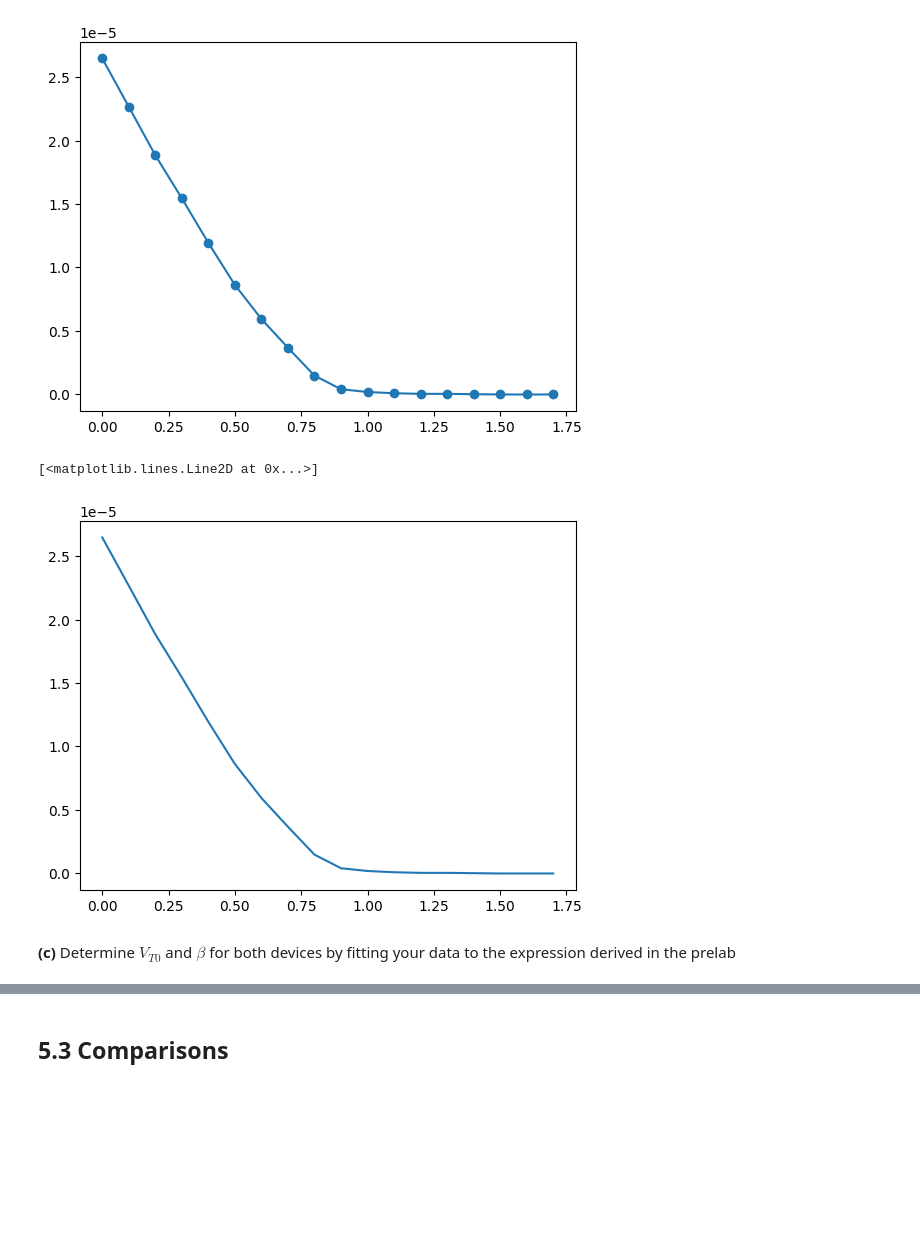
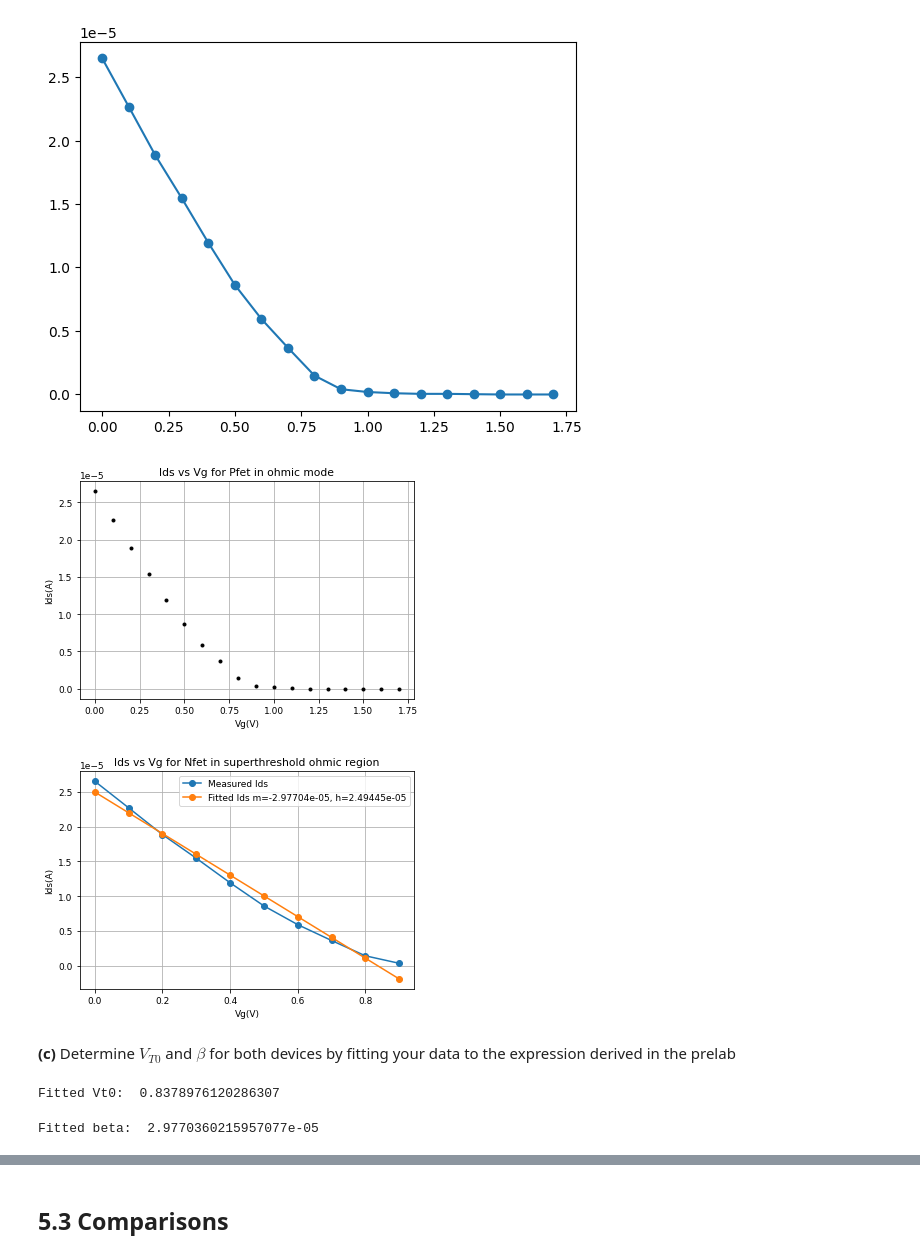
Before and after one commit to daggermaster3000/NE1, a Jupyter notebook: TP3/2022_Lab3_AboveThr_GroupNumber_FirstName_LastName.ipynb, the cells around one changed output, grey strips where cells are left out. Drawn from its saved outputs; the diff is of its cells as text; code cells hidden in the pictures; blank space fills up the shorter version.

```diff
--- a/TP3/2022_Lab3_AboveThr_GroupNumber_FirstName_LastName.ipynb
+++ b/TP3/2022_Lab3_AboveThr_GroupNumber_FirstName_LastName.ipynb
@@ -643,10 +695,14 @@ data = [Vg,IDS]
 np.savetxt("data_pfet_52.csv",data,delimiter = ",")
 # %%
 # Load data you saved and plot, to check if the data is saved correctly or not
-Vg_save , IDS_save = np.loadtxt("data_pfet_52.csv",delimiter = ",")
+Vg_save , Isn_save = np.loadtxt("data_pfet_52.csv",delimiter = ",")
+
+plt.rcParams.update({'font.size': 9})
+plt.plot(Vgn_save, Isn_save, '.k')
+plt.xlabel('Vg(V)')
+plt.ylabel('Ids(A)')
+plt.title("Ids vs Vg for Pfet in ohmic mode")
+plt.grid()
+plt.show()
+# %% [output]
+[figure, added]
-# %%
-# extract the valid range
-plt.plot(Vg_save,IDS_save)
-# %% [output]
-[<matplotlib.lines.Line2D at 0x...>]
-[figure, removed]
@@ -655,2 +716,21 @@ plt.plot(Vg_save,IDS_save)
+# %%
+# fit in the valid range (you may want to go back and add the fitted line in the plot)
+#
+#We can use polyfit to fit a regression line to our data
+coffs = np.polyfit(Vg_valid,Ids_valid,1)
+Ids_fit = []
+for i in Vg_valid:
+    Ids_fit.append(coffs[0]*i + coffs[1])
+
+plt.plot(Vg_valid,Ids_valid,'o-',label="Measured Ids")
+plt.plot(Vg_valid,Ids_fit,'o-',label=f"Fitted Ids m={np.round(coffs[0],10)}, h={np.round(coffs[1],10)}")
+plt.legend()
+plt.xlabel('Vg(V)')
+plt.ylabel('Ids(A)')
+plt.title('''Ids vs Vg for Nfet in superthreshold ohmic region''')
+plt.grid()
+plt.show()
+# %% [output]
+[figure, added]
 # %% [markdown]
 **(c)** Determine $V_{T0}$ and $\beta$ for both devices by fitting your data to the expression derived in the prelab
@@ -664,0 +737,27 @@ print('beta = ',betap)
+# %%
+# V_T0
+from scipy.optimize import curve_fit
+#define function
+def Ids_nFET_func(Vg,beta,Vt):
+        Vs = 1.8
+        Vd = 0.8
+        return beta*(Vg-Vs-Vt)*(Vd-Vs)
+#fit curve
+popt, pcov = curve_fit(Ids_nFET_func,Vg_valid,Ids_valid,p0=[0.6, 0.6e-5])
+#get parameters
+fit_beta,fit_vt = popt
+#compute theoret. data with fitted parameters
+fitted_y = Ids_nFET_func(Vg_valid,fit_beta,fit_vt)
+#print result
+v_t0 = fit_vt
+print('Fitted Vt0: ',1.8+v_t0)
+# %% [output]
+Fitted Vt0:  0.8378976120286307
+# %%
+# beta => m/Vd
+
+beta = fit_beta #no need rto divide by Vd as we already computed beta
+
+print("Fitted beta: ",fit_beta)
+# %% [output]
+Fitted beta:  2.9770360215957077e-05
```
Also changed, not shown: parts of 42 cells of this notebook.
